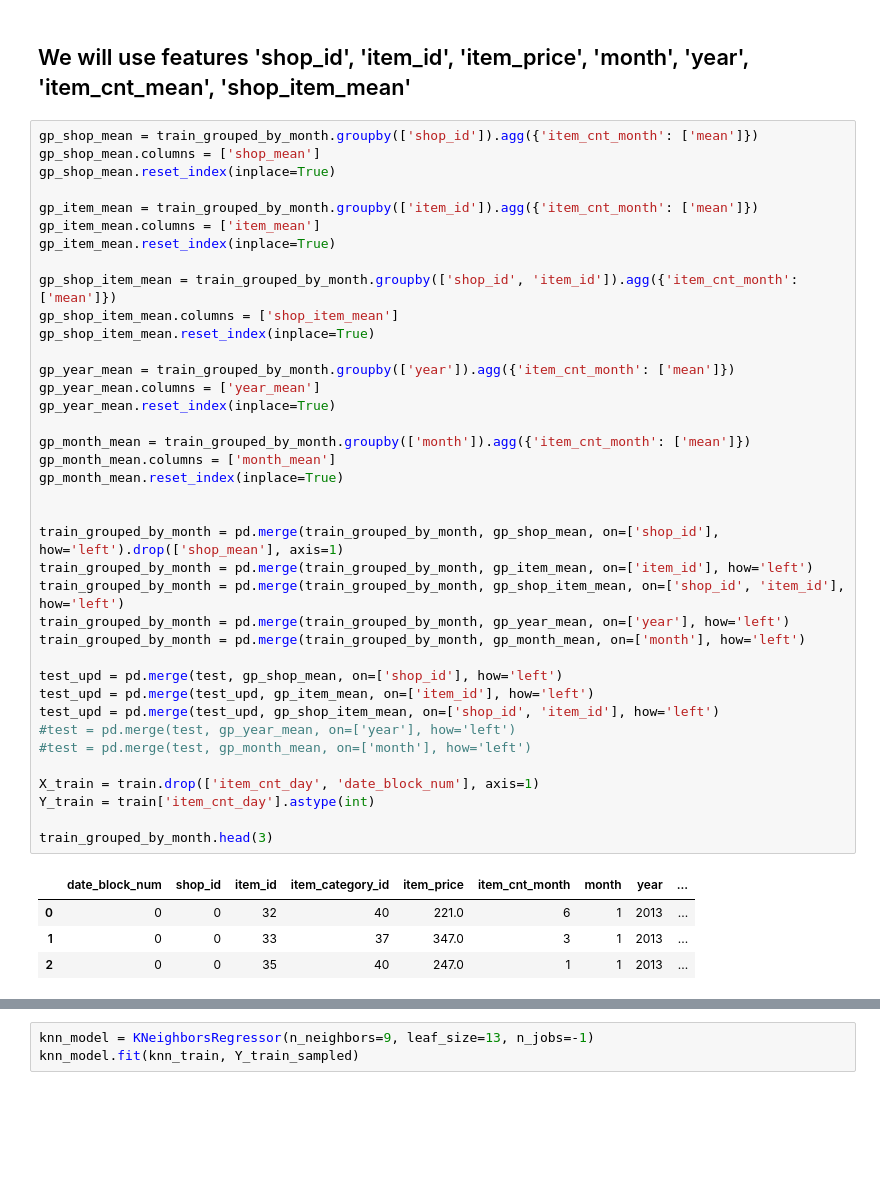
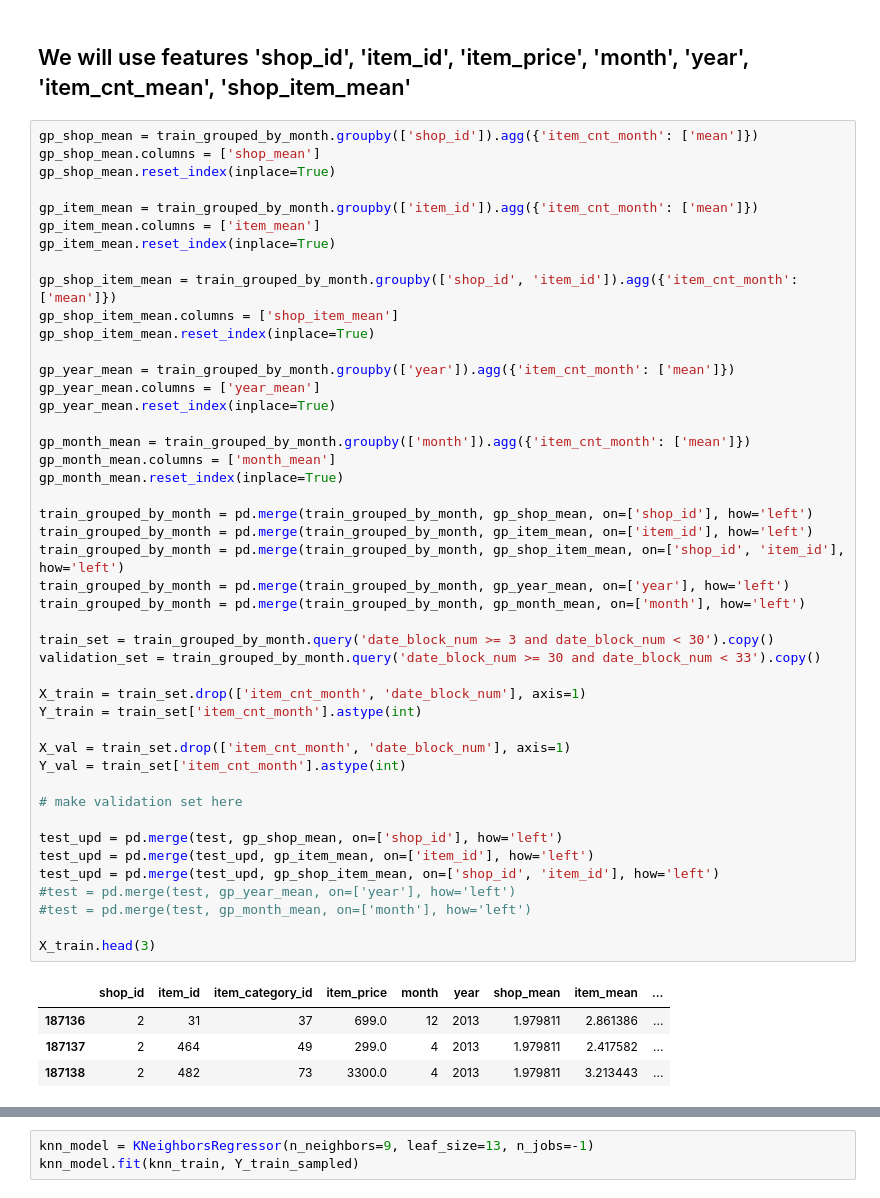
Before and after one commit to Evgeniy-2000/ML_practice_project, a Jupyter notebook: Main.ipynb, the cells around one changed output, grey strips where cells are left out. Cells and saved outputs as stored; diff of their text form; blank space fills up the shorter version.

Commit message:
Add files via upload
Added validation

```diff
--- a/Main.ipynb
+++ b/Main.ipynb
@@ -236,42 +236,49 @@ gp_shop_mean.columns = ['shop_mean']
 gp_shop_mean.reset_index(inplace=True)
 
 gp_item_mean = train_grouped_by_month.groupby(['item_id']).agg({'item_cnt_month': ['mean']})
 gp_item_mean.columns = ['item_mean']
 gp_item_mean.reset_index(inplace=True)
 
 gp_shop_item_mean = train_grouped_by_month.groupby(['shop_id', 'item_id']).agg({'item_cnt_month': ['mean']})
 gp_shop_item_mean.columns = ['shop_item_mean']
 gp_shop_item_mean.reset_index(inplace=True)
 
 gp_year_mean = train_grouped_by_month.groupby(['year']).agg({'item_cnt_month': ['mean']})
 gp_year_mean.columns = ['year_mean']
 gp_year_mean.reset_index(inplace=True)
 
 gp_month_mean = train_grouped_by_month.groupby(['month']).agg({'item_cnt_month': ['mean']})
 gp_month_mean.columns = ['month_mean']
 gp_month_mean.reset_index(inplace=True)
 
-
-train_grouped_by_month = pd.merge(train_grouped_by_month, gp_shop_mean, on=['shop_id'], how='left').drop(['shop_mean'], axis=1)
+train_grouped_by_month = pd.merge(train_grouped_by_month, gp_shop_mean, on=['shop_id'], how='left')
 train_grouped_by_month = pd.merge(train_grouped_by_month, gp_item_mean, on=['item_id'], how='left')
 train_grouped_by_month = pd.merge(train_grouped_by_month, gp_shop_item_mean, on=['shop_id', 'item_id'], how='left')
 train_grouped_by_month = pd.merge(train_grouped_by_month, gp_year_mean, on=['year'], how='left')
 train_grouped_by_month = pd.merge(train_grouped_by_month, gp_month_mean, on=['month'], how='left')
+
+train_set = train_grouped_by_month.query('date_block_num >= 3 and date_block_num < 30').copy()
+validation_set = train_grouped_by_month.query('date_block_num >= 30 and date_block_num < 33').copy()
+
+X_train = train_set.drop(['item_cnt_month', 'date_block_num'], axis=1)
+Y_train = train_set['item_cnt_month'].astype(int)
+
+X_val = train_set.drop(['item_cnt_month', 'date_block_num'], axis=1)
+Y_val = train_set['item_cnt_month'].astype(int)
+
+# make validation set here
 
 test_upd = pd.merge(test, gp_shop_mean, on=['shop_id'], how='left')
 test_upd = pd.merge(test_upd, gp_item_mean, on=['item_id'], how='left')
 test_upd = pd.merge(test_upd, gp_shop_item_mean, on=['shop_id', 'item_id'], how='left')
 #test = pd.merge(test, gp_year_mean, on=['year'], how='left')
 #test = pd.merge(test, gp_month_mean, on=['month'], how='left')
 
-X_train = train.drop(['item_cnt_day', 'date_block_num'], axis=1)
-Y_train = train['item_cnt_day'].astype(int)
-
-train_grouped_by_month.head(3)
+X_train.head(3)
 # %% [output]
-|  | date_block_num | shop_id | item_id | item_category_id | item_price | item_cnt_month | month | year | ... |
-| 0 | 0 | 0 | 32 | 40 | 221.0 | 6 | 1 | 2013 | ... |
-| 1 | 0 | 0 | 33 | 37 | 347.0 | 3 | 1 | 2013 | ... |
-| 2 | 0 | 0 | 35 | 40 | 247.0 | 1 | 1 | 2013 | ... |
+|  | shop_id | item_id | item_category_id | item_price | month | year | shop_mean | item_mean | ... |
+| 187136 | 2 | 31 | 37 | 699.0 | 12 | 2013 | 1.979811 | 2.861386 | ... |
+| 187137 | 2 | 464 | 49 | 299.0 | 4 | 2013 | 1.979811 | 2.417582 | ... |
+| 187138 | 2 | 482 | 73 | 3300.0 | 4 | 2013 | 1.979811 | 3.213443 | ... |
 # %%
 X_train.rename(columns={"shop_mean_x": "shop_mean", "shop_item_mean_x": "shop_item_mean", \
```
Also changed, not shown: parts of 14 cells of this notebook.
